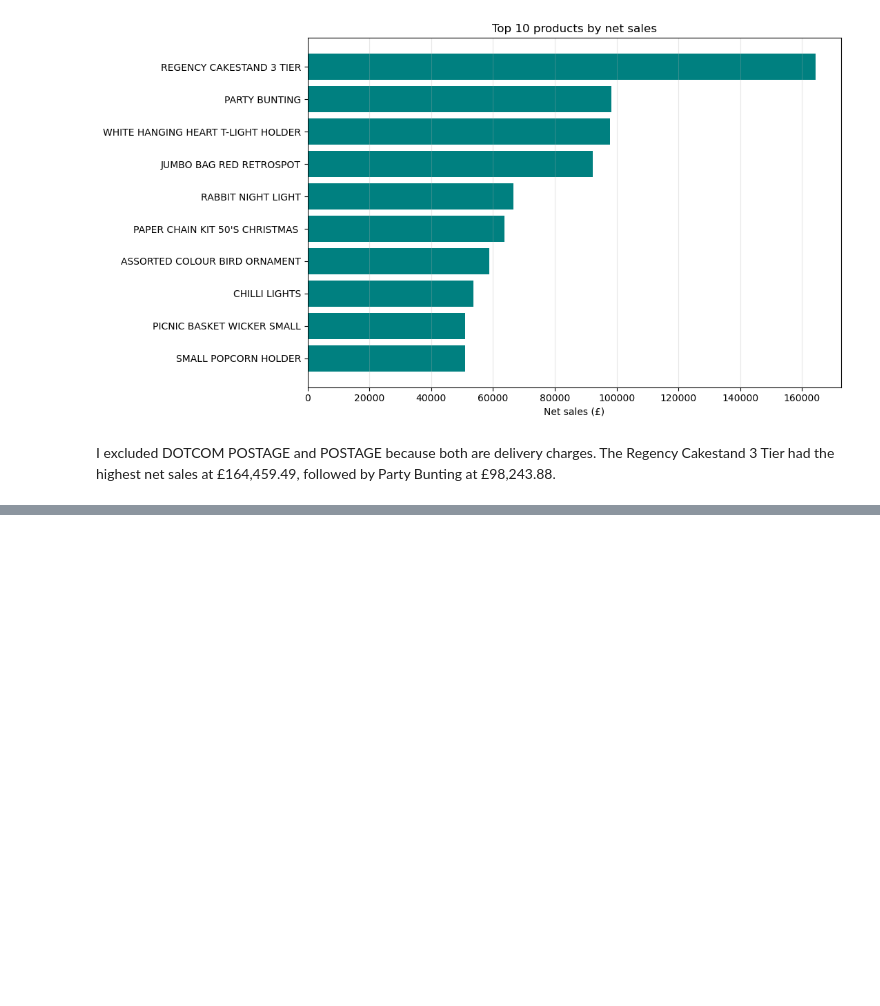
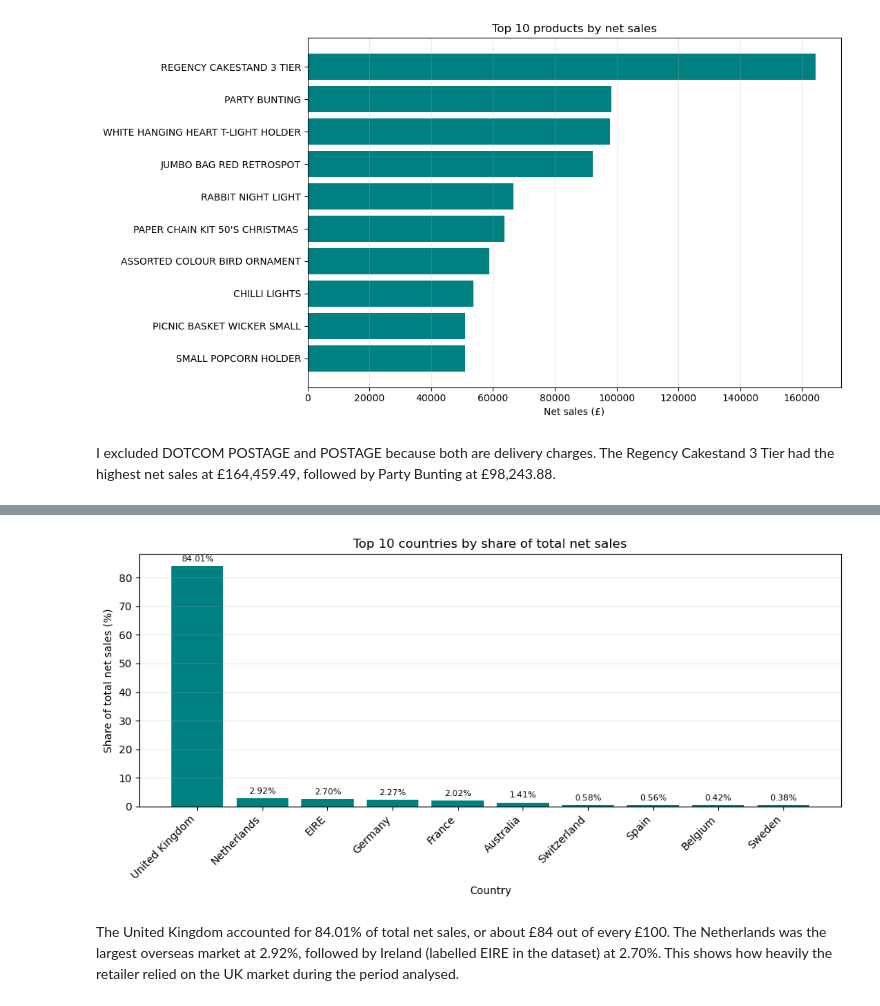
Before and after one commit to SelimBoujnah/CA-2-Data-visualisation-and-communication, a Jupyter notebook: CA CODE .ipynb, the cells around one changed output, grey strips where cells are left out. Saved outputs shown, nothing was run; the diff lists cells and outputs as text; code cells hidden in the pictures; blank space fills up the shorter version.

Commit message:
Top countries by share of total net sales
UK dominating by 84%

```diff
--- a/CA CODE .ipynb
+++ b/CA CODE .ipynb
@@ -440,0 +445,12 @@ I excluded DOTCOM POSTAGE and POSTAGE because both are delivery charges. The Reg
+# %%
+# Rank countries by net sales
+country_sales = net_sales_df.groupby("Country")["LineValue"].sum()
+country_sales = country_sales.sort_values(ascending=False)
+
+country_summary = pd.DataFrame({
+    "Net sales (£)": country_sales,
+    "Share of total (%)": country_sales / country_sales.sum() * 100
+})
+
+top_countries = country_summary.head(10)
+display(top_countries.round(2))
@@ -440,0 +470,18 @@ I excluded DOTCOM POSTAGE and POSTAGE because both are delivery charges. The Reg
+# %%
+# Compare the top 10 countries by share of net sales
+top_countries = country_summary.head(10)
+
+plt.figure(figsize=(10, 5))
+plt.bar(top_countries.index, top_countries["Share of total (%)"], color="teal")
+plt.bar_label(plt.gca().containers[-1], fmt="%.2f%%", padding=3, fontsize=8)
+plt.title("Top 10 countries by share of total net sales")
+plt.xlabel("Country")
+plt.ylabel("Share of total net sales (%)")
+plt.xticks(rotation=45, ha="right")
+plt.grid(axis="y", alpha=0.3)
+plt.tight_layout()
+plt.show()
+# %% [output]
+[figure, added]
+# %% [markdown]
+The United Kingdom accounted for 84.01% of total net sales, or about £84 out of every £100. The Netherlands was the largest overseas market at 2.92%, followed by Ireland (labelled EIRE in the dataset) at 2.70%. This shows how heavily the retailer relied on the UK market during the period analysed.
```
Also changed, not shown: parts of 3 cells of this notebook.
